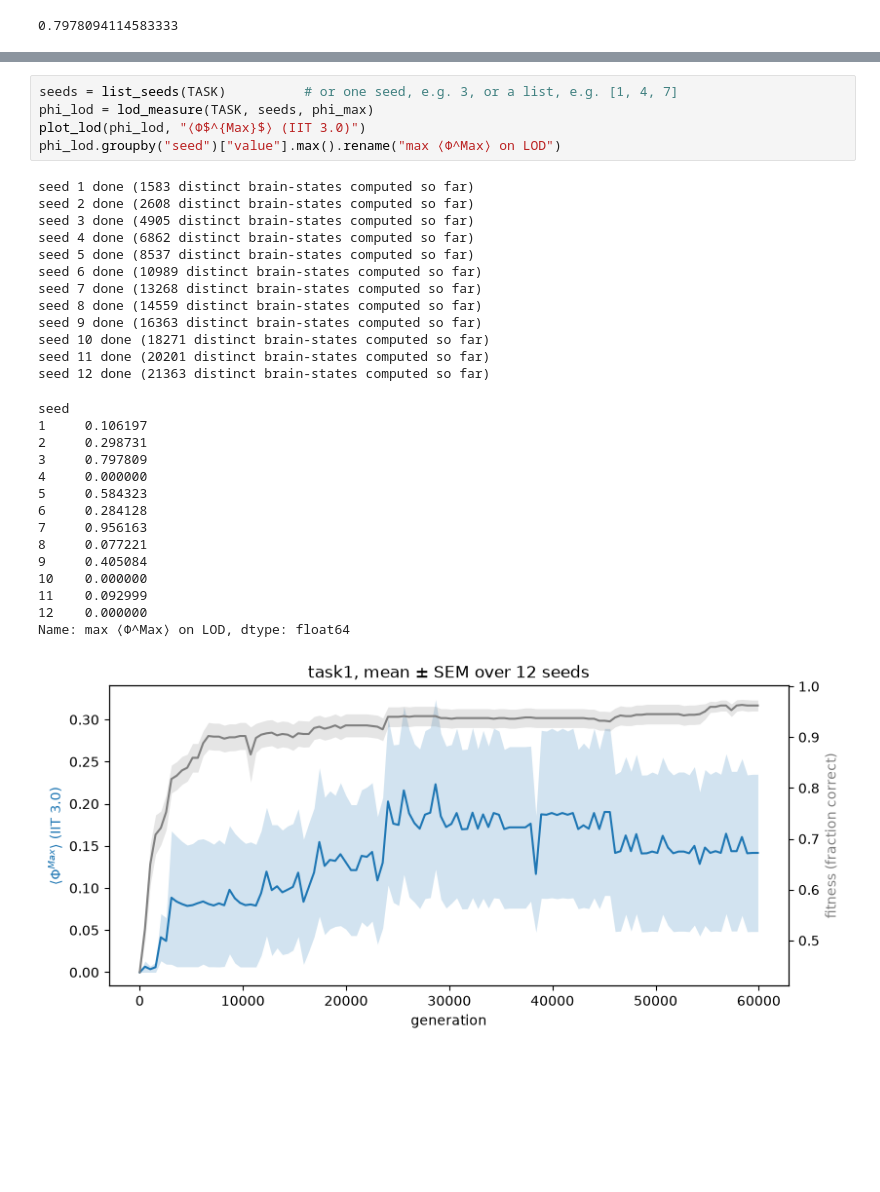
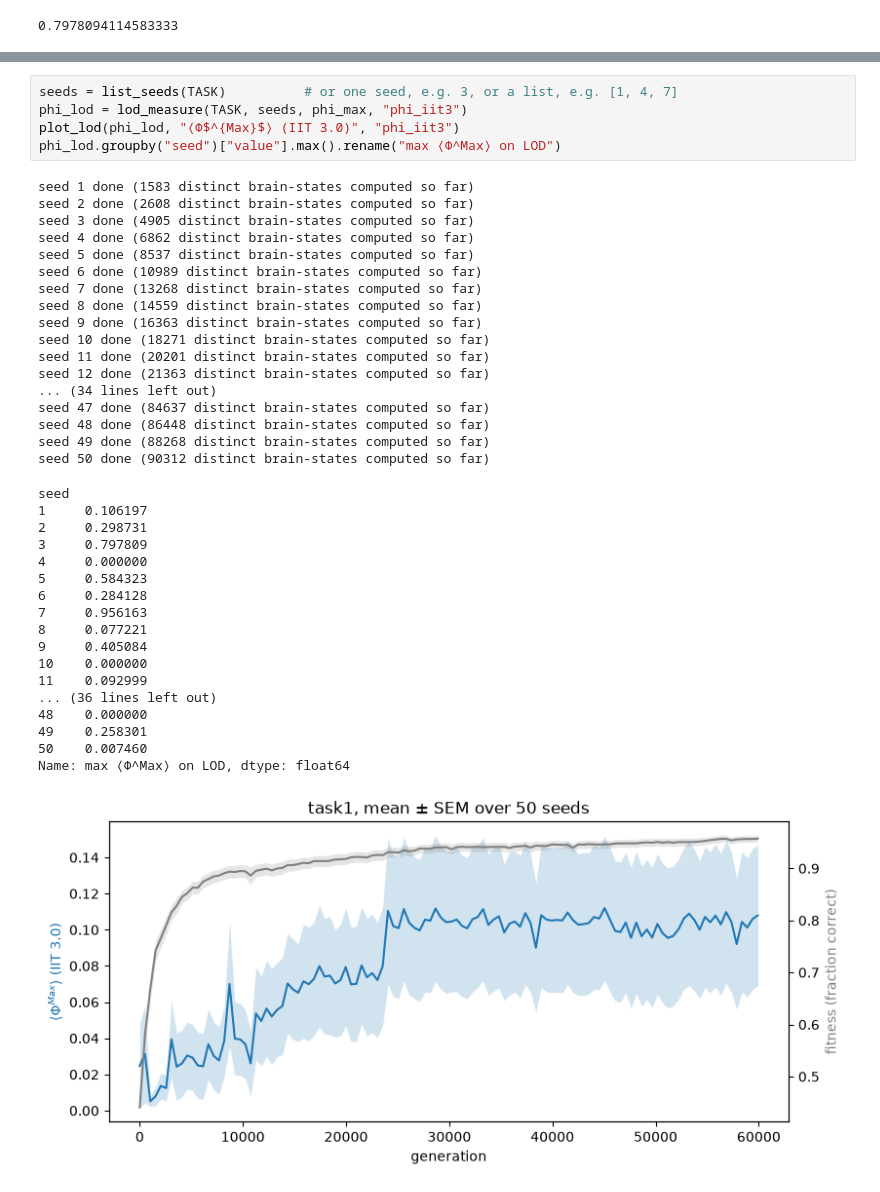
Before and after one commit to ajbailey4/mabe, a Jupyter notebook: animats/notebooks/explore.ipynb, the cells around one changed output, grey strips where cells are left out. Cells and saved outputs as stored; diff of their text form; blank space fills up the shorter version.

```diff
--- a/animats/notebooks/explore.ipynb
+++ b/animats/notebooks/explore.ipynb
@@ -171,34 +230,42 @@ def plot_lod(df, label):
     return fig
 # %%
 seeds = list_seeds(TASK)          # or one seed, e.g. 3, or a list, e.g. [1, 4, 7]
-phi_lod = lod_measure(TASK, seeds, phi_max)
-plot_lod(phi_lod, "⟨Φ$^{Max}$⟩ (IIT 3.0)")
+phi_lod = lod_measure(TASK, seeds, phi_max, "phi_iit3")
+plot_lod(phi_lod, "⟨Φ$^{Max}$⟩ (IIT 3.0)", "phi_iit3")
 phi_lod.groupby("seed")["value"].max().rename("max ⟨Φ^Max⟩ on LOD")
 # %% [output]
 seed 1 done (1583 distinct brain-states computed so far)
 seed 2 done (2608 distinct brain-states computed so far)
 seed 3 done (4905 distinct brain-states computed so far)
 seed 4 done (6862 distinct brain-states computed so far)
 seed 5 done (8537 distinct brain-states computed so far)
 seed 6 done (10989 distinct brain-states computed so far)
 seed 7 done (13268 distinct brain-states computed so far)
 seed 8 done (14559 distinct brain-states computed so far)
 seed 9 done (16363 distinct brain-states computed so far)
 seed 10 done (18271 distinct brain-states computed so far)
 seed 11 done (20201 distinct brain-states computed so far)
 seed 12 done (21363 distinct brain-states computed so far)
+... (34 lines left out)
+seed 47 done (84637 distinct brain-states computed so far)
+seed 48 done (86448 distinct brain-states computed so far)
+seed 49 done (88268 distinct brain-states computed so far)
+seed 50 done (90312 distinct brain-states computed so far)
 seed
 1     0.106197
 2     0.298731
 3     0.797809
 4     0.000000
 5     0.584323
 6     0.284128
 7     0.956163
 8     0.077221
 9     0.405084
 10    0.000000
 11    0.092999
-12    0.000000
+... (36 lines left out)
+48    0.000000
+49    0.258301
+50    0.007460
 Name: max ⟨Φ^Max⟩ on LOD, dtype: float64
-[figure, old version]
+[figure, new version]
```
Also changed, not shown: parts of 5 cells of this notebook, 10 other files.
